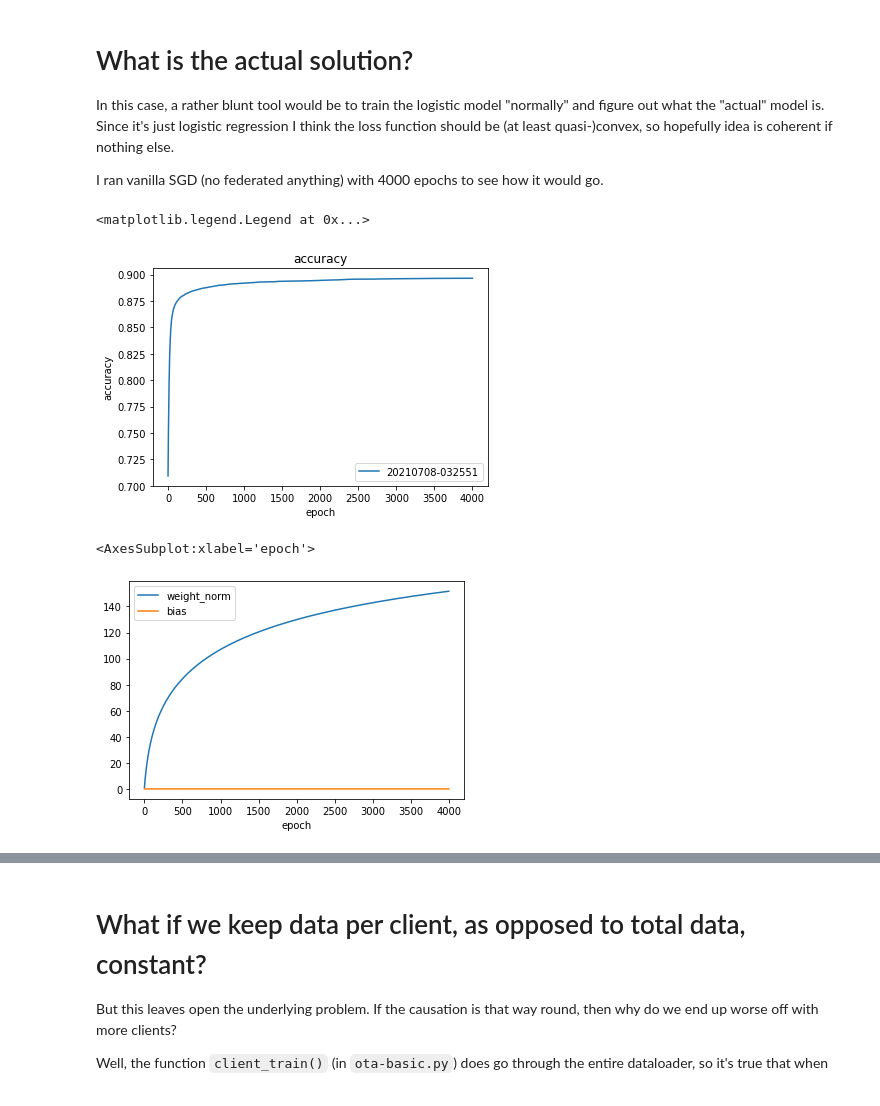
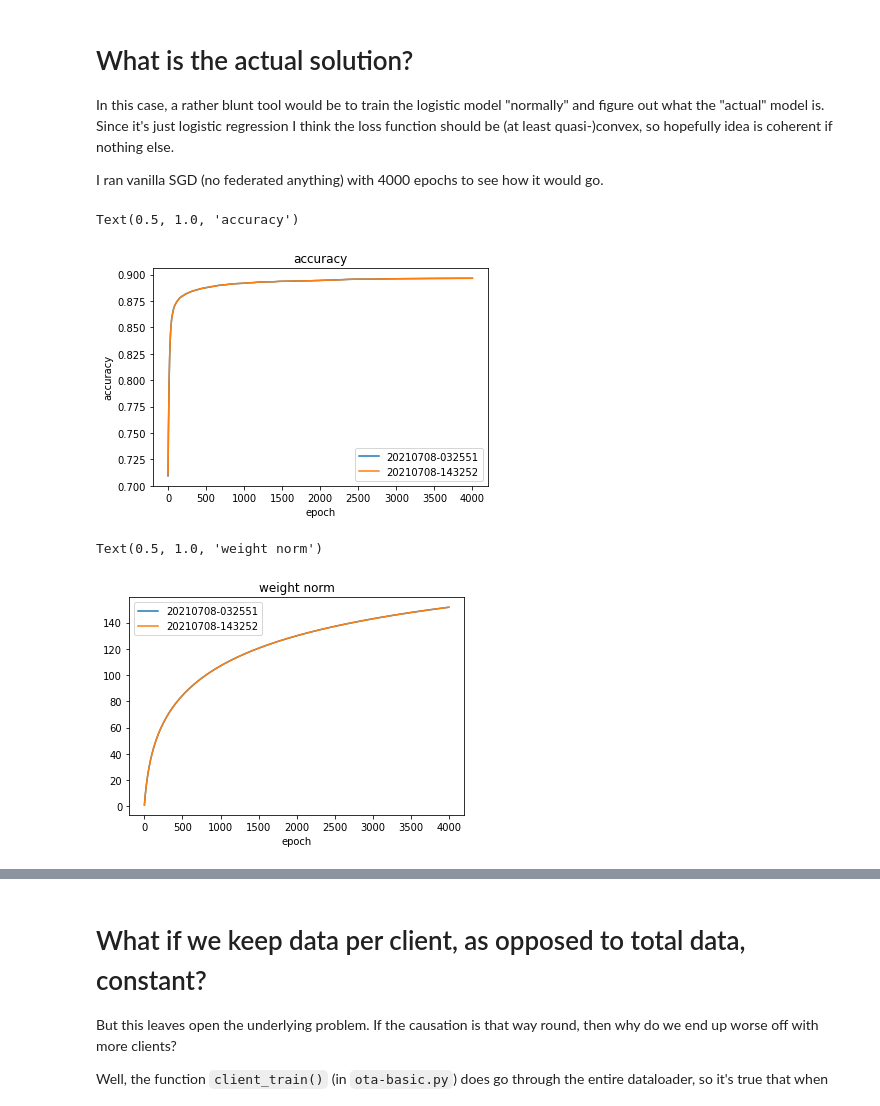
Before and after one commit to czlee/kyanite, a Jupyter notebook: ota-basic.ipynb, the cells around one changed output, grey strips where cells are left out. Cells and saved outputs as stored; diff of their text form; code cells hidden in the pictures.

```diff
--- a/ota-basic.ipynb
+++ b/ota-basic.ipynb
@@ -264,16 +257,18 @@ vanilla_location = Path("../results-downloaded/logistic-vanilla-long")
 for directory in vanilla_location.iterdir():
     args = get_args(directory)
     training = pd.read_csv(directory / "training.csv")
-    training["accuracy"].plot(label=directory.name, xlabel="epoch", ylabel="accuracy", title="accuracy")
+    training["accuracy"].plot(label=directory.name, xlabel="epoch", ylabel="accuracy")
 plt.legend()
+plt.title("accuracy")
 # %% [output]
-<matplotlib.legend.Legend at 0x...>
+Text(0.5, 1.0, 'accuracy')
-[figure, old version]
+[figure, new version]
 # %%
-directory = next(vanilla_location.iterdir())
-
-model_params = get_model_params(directory)
-model_params.plot(xlabel="epoch")
+for directory in vanilla_location.iterdir():
+    model_params = get_model_params(directory)
+    model_params["weight_norm"].plot(label=directory.name, xlabel="epoch")
+plt.legend()
+plt.title("weight norm")
 # %% [output]
-<AxesSubplot:xlabel='epoch'>
+Text(0.5, 1.0, 'weight norm')
-[figure, old version]
+[figure, new version]
```
Also changed, not shown: parts of 18 cells of this notebook.
